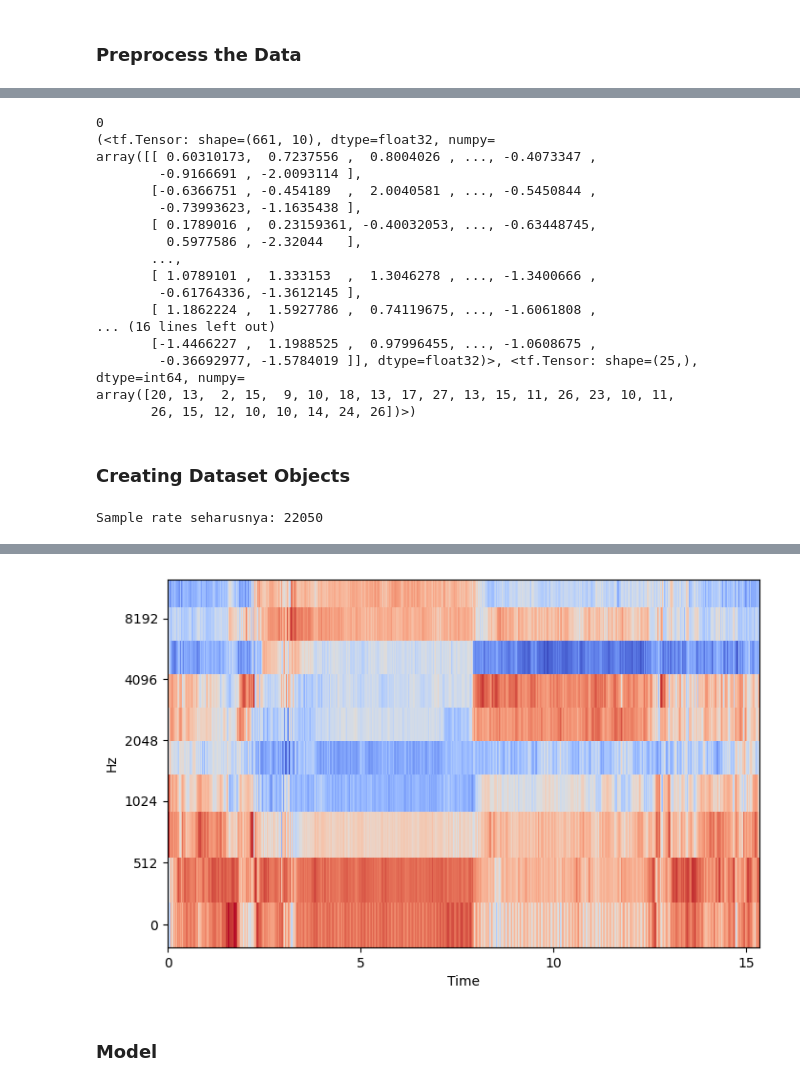
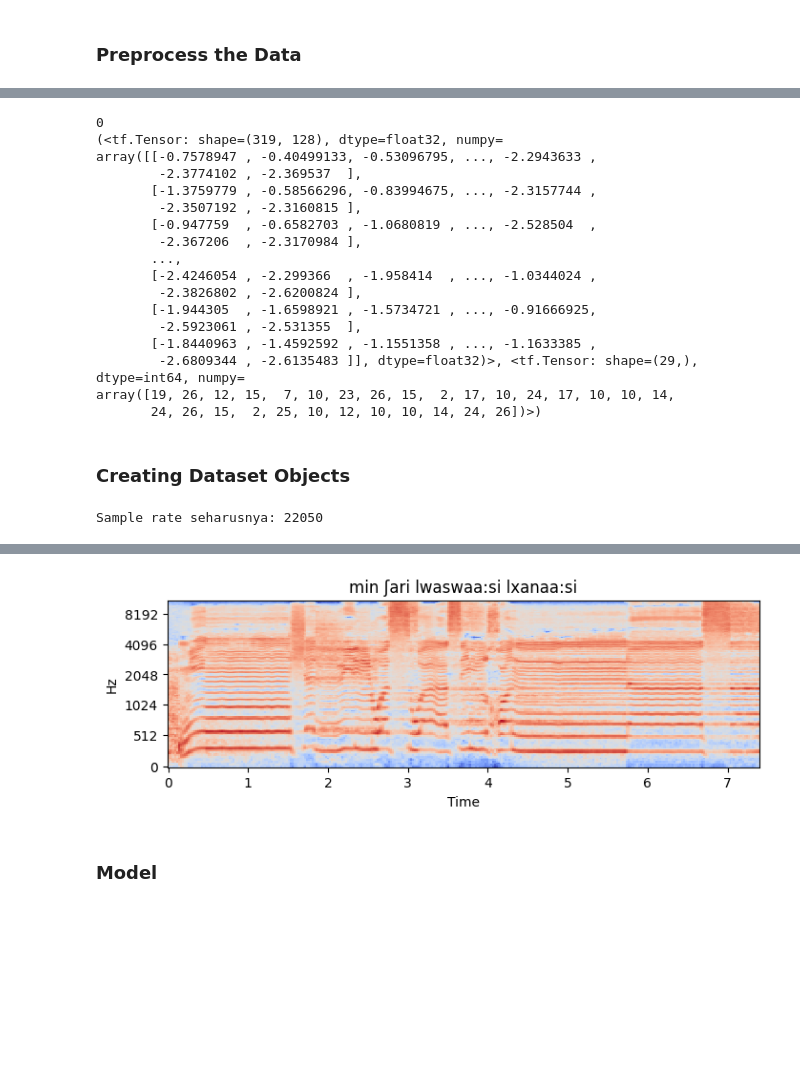
Before and after one commit to progantara/preprocessing-analisis-qr-tr-indo, a Jupyter notebook: train_mod.ipynb, the cells around one changed output, grey strips where cells are left out. Cells and saved outputs as stored; diff of their text form; code cells hidden in the pictures; blank space fills up the shorter version.

Commit message:
mod: finnally train with mel spectrogram

```diff
--- a/train_mod.ipynb
+++ b/train_mod.ipynb
@@ -90,13 +90,11 @@ Your kernel may have been built without NUMA support.
 # %%
-# An integer scalar Tensor. The window length in samples.
-frame_length = 256
+# An integer scalar Tensor. The window length in samples. It is used to
+# calculate the STFT of the signal.
+fft_length = frame_length = 2048
 # An integer scalar Tensor. The number of samples to step.
-frame_step = 160
-# An integer scalar Tensor. The size of the FFT to apply.
-# If not provided, uses the smallest power of 2 enclosing frame_length.
-fft_length = 384
+frame_step = 512
 # The number of Mel frequency bins.
-num_mel_bins = 10  # You can adjust this according to your needs
+num_mel_bins = 128  # You can adjust this according to your needs
 # sample_rate = 22050.0
 # sample_rate = tf.cast(sample_rate, dtype=tf.float32)
 # %%
@@ -145,7 +143,7 @@ def encode_single_sample_mel(wav_file, label):
     audio, sample_rate = tf.audio.decode_wav(file, desired_channels=1)
     audio = tf.squeeze(audio, axis=1)
     # 3. Change type to float
-    audio = tf.cast(audio, tf.float32)
+    # audio = tf.cast(audio, tf.float32)
     # sample_rate = tf.cast(sample_rate, tf.float32)
     # 4. Get the spectrogram
     spectrogram = tf.signal.stft(
@@ -155,10 +153,10 @@ def encode_single_sample_mel(wav_file, label):
     num_spectrogram_bins = spectrogram.shape[-1]
     # num_spectrogram_bins = tf.cast(num_spectrogram_bins, dtype=tf.float32)
     # 5. Create mel filter
-    # lowest_freq = 20.0
-    # high_freq = sample_rate / 2
+    lowest_freq = 20.0
+    high_freq = tf.cast(sample_rate / 2, dtype=tf.float32)
     mel_filter = tf.signal.linear_to_mel_weight_matrix(
-        num_mel_bins, num_spectrogram_bins, sample_rate
+        num_mel_bins, num_spectrogram_bins, sample_rate, lowest_freq, high_freq
     )
     # 6. Apply the filter to the spectrogram
     mel_spectrogram = tf.tensordot(spectrogram, mel_filter, 1)
@@ -180,27 +178,27 @@ def encode_single_sample_mel(wav_file, label):
     # 12. Return a dict as our model is expecting two inputs
     return mel_spectrogram, label
 # %%
-for i in range(2):
+for i in range(1):
     print(i)
     print(encode_single_sample_mel(df_train["file_name"].iloc[i], df_train["phonem"].iloc[i]))
 # %% [output]
 0
-(<tf.Tensor: shape=(661, 10), dtype=float32, numpy=
-array([[ 0.60310173,  0.7237556 ,  0.8004026 , ..., -0.4073347 ,
-        -0.9166691 , -2.0093114 ],
-       [-0.6366751 , -0.454189  ,  2.0040581 , ..., -0.5450844 ,
-        -0.73993623, -1.1635438 ],
-       [ 0.1789016 ,  0.23159361, -0.40032053, ..., -0.63448745,
-         0.5977586 , -2.32044   ],
+(<tf.Tensor: shape=(319, 128), dtype=float32, numpy=
+array([[-0.7578947 , -0.40499133, -0.53096795, ..., -2.2943633 ,
+        -2.3774102 , -2.369537  ],
+       [-1.3759779 , -0.58566296, -0.83994675, ..., -2.3157744 ,
+        -2.3507192 , -2.3160815 ],
+       [-0.947759  , -0.6582703 , -1.0680819 , ..., -2.528504  ,
+        -2.367206  , -2.3170984 ],
        ...,
-       [ 1.0789101 ,  1.333153  ,  1.3046278 , ..., -1.3400666 ,
-        -0.61764336, -1.3612145 ],
-       [ 1.1862224 ,  1.5927786 ,  0.74119675, ..., -1.6061808 ,
-... (16 lines left out)
-       [-1.4466227 ,  1.1988525 ,  0.97996455, ..., -1.0608675 ,
-        -0.36692977, -1.5784019 ]], dtype=float32)>, <tf.Tensor: shape=(25,), dtype=int64, numpy=
-array([20, 13,  2, 15,  9, 10, 18, 13, 17, 27, 13, 15, 11, 26, 23, 10, 11,
-       26, 15, 12, 10, 10, 14, 24, 26])>)
+       [-2.4246054 , -2.299366  , -1.958414  , ..., -1.0344024 ,
+        -2.3826802 , -2.6200824 ],
+       [-1.944305  , -1.6598921 , -1.5734721 , ..., -0.91666925,
+        -2.5923061 , -2.531355  ],
+       [-1.8440963 , -1.4592592 , -1.1551358 , ..., -1.1633385 ,
+        -2.6809344 , -2.6135483 ]], dtype=float32)>, <tf.Tensor: shape=(29,), dtype=int64, numpy=
+array([19, 26, 12, 15,  7, 10, 23, 26, 15,  2, 17, 10, 24, 17, 10, 10, 14,
+       24, 26, 15,  2, 25, 10, 12, 10, 10, 14, 24, 26])>)
 # %% [markdown]
 ### Creating Dataset Objects
 # %%
@@ -227,32 +225,31 @@ validation_dataset = (
 # %%
 fig = plt.figure(figsize=(8, 5))
 for batch in train_dataset.take(1):
     mel_spectrogram = batch[0][0].numpy()
     mel_spectrogram = np.array([np.trim_zeros(x) for x in np.transpose(mel_spectrogram)])
     label = batch[1][0]
-    # mel mel_Spectrogram
-    # label = tf.strings.reduce_join(num_to_char(label)).numpy().decode("utf-8")
-    # ax = plt.subplot(2, 1, 1)
+    label = tf.strings.reduce_join(num_to_char(label)).numpy().decode("utf-8")
+    ax = plt.subplot(2, 1, 1)
     # ax.imshow(mel_spectrogram, vmax=1)
-    # ax.set_title(label)
+    ax.set_title(label)
     # ax.axis("off")
     # Wav
     file = tf.io.read_file(wavs_path + list(df_train["file_name"])[0] + ".wav")
     audio, sr = tf.audio.decode_wav(file)
     sr = sr.numpy()
     librosa.display.specshow(mel_spectrogram, sr=sr, x_axis="time", y_axis="mel")
     print(f"Sample rate seharusnya: {sr}")
     audio = audio.numpy()
     # ax = plt.subplot(2, 1, 2)
     # plt.plot(audio)
     # ax.set_title("Signal Wave")
     # ax.set_xlim(0, len(audio))
     display.display(display.Audio(np.transpose(audio), rate=sr))
 plt.show()
 # %% [output]
 Sample rate seharusnya: 22050
 [interactive output not drawn]
-[figure, old version]
+[figure, new version]
 # %% [markdown]
 ### Model
 # %%
```
Also changed, not shown: parts of 4 cells of this notebook, 1 other file.
